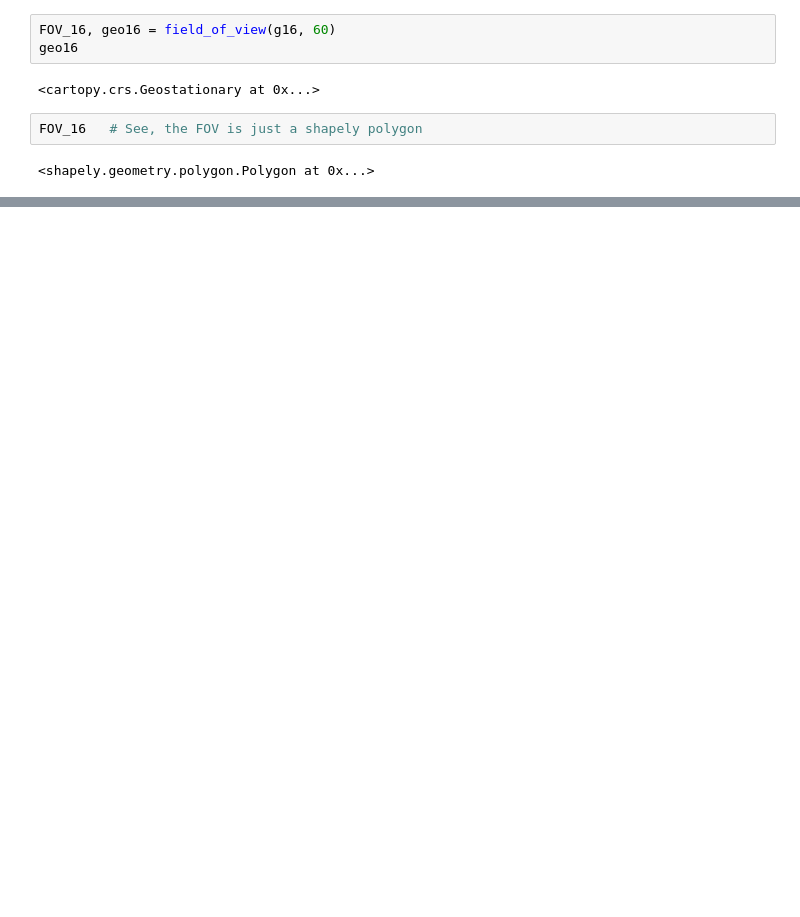
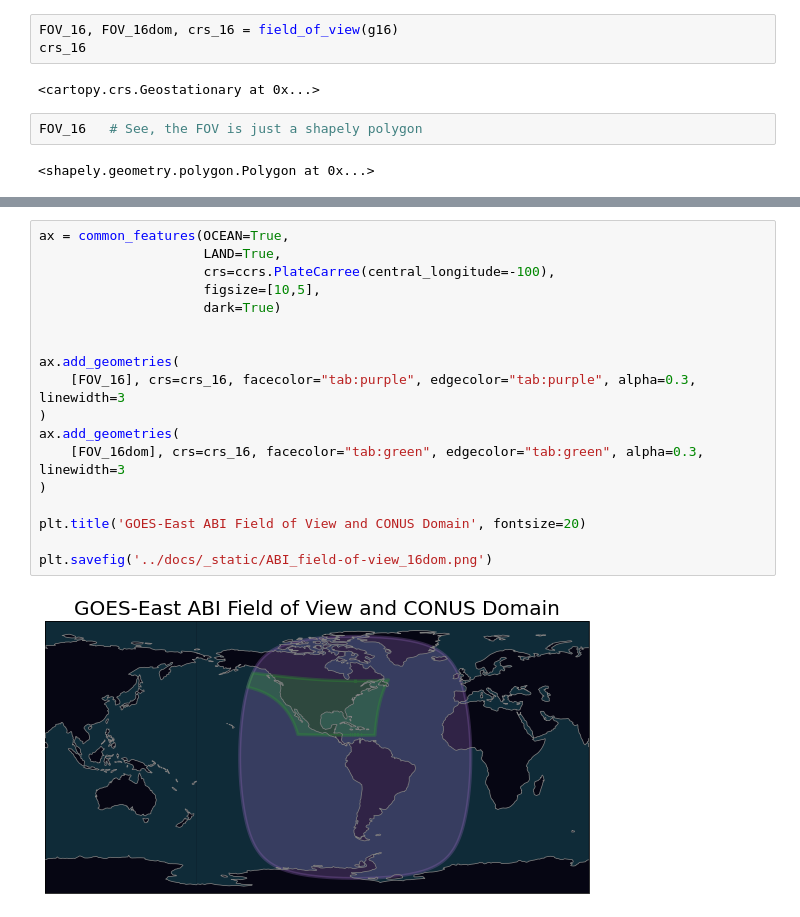
Before and after one commit to blaylockbk/goes2go, a Jupyter notebook: notebooks/field-of-view_ABI.ipynb, the cells around one changed output, grey strips where cells are left out. Drawn from its saved outputs; the diff is of its cells as text; blank space fills up the shorter version.

```diff
--- a/notebooks/field-of-view_ABI.ipynb
+++ b/notebooks/field-of-view_ABI.ipynb
@@ -49,8 +52,8 @@ g17 = goes_latest(satellite='G17', product='ABI')
 ### Get the data's coordinate reference system and field of view with the `goes2go.tools.field_of_view` function
 This returns both the field of view as a shapely polygon and the cartopy coordinate reference system.
 # %%
-FOV_16, geo16 = field_of_view(g16, 60)
-geo16
+FOV_16, FOV_16dom, crs_16 = field_of_view(g16)
+crs_16
 # %% [output]
 <cartopy.crs.Geostationary at 0x...>
 # %%
@@ -104,2 +116,22 @@ plt.savefig('../images/ABI_field-of-view.png')
 # %% [output]
 [figure]
+# %%
+ax = common_features(OCEAN=True,
+                     LAND=True,
+                     crs=ccrs.PlateCarree(central_longitude=-100),
+                     figsize=[10,5],
+                     dark=True)
+
+
+ax.add_geometries(
+    [FOV_16], crs=crs_16, facecolor="tab:purple", edgecolor="tab:purple", alpha=0.3, linewidth=3
+)
+ax.add_geometries(
+    [FOV_16dom], crs=crs_16, facecolor="tab:green", edgecolor="tab:green", alpha=0.3, linewidth=3
+)
+
+plt.title('GOES-East ABI Field of View and CONUS Domain', fontsize=20)
+
+plt.savefig('../docs/_static/ABI_field-of-view_16dom.png')
+# %% [output]
+[figure, added]
```
Also changed, not shown: parts of 10 cells of this notebook, 29 other files.
